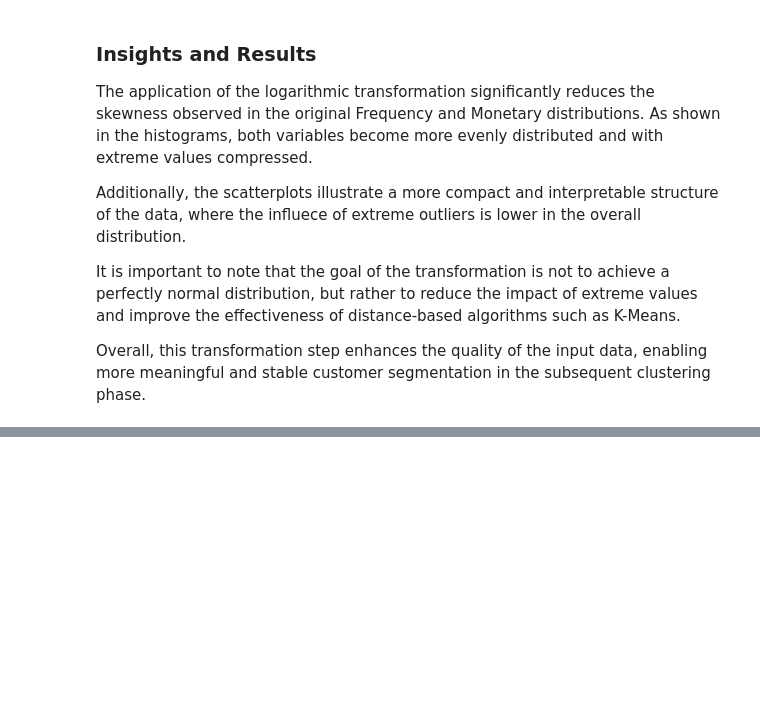
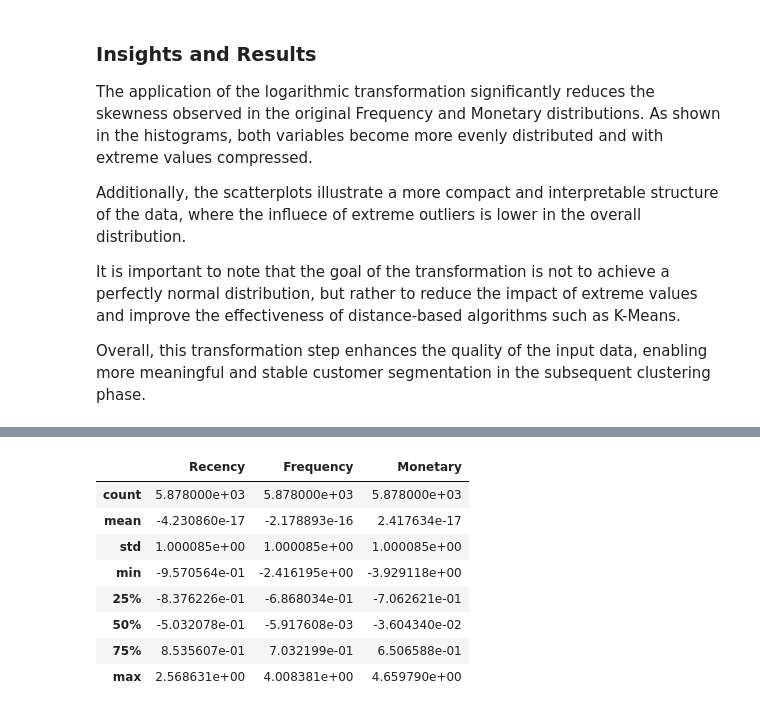
Before and after one commit to AmaKings9/online-retail-customer-analysis, a Jupyter notebook: notebooks/04_rfm_analysis.ipynb, the cells around one changed output, grey strips where cells are left out. Saved outputs shown, nothing was run; the diff lists cells and outputs as text; code cells hidden in the pictures; blank space fills up the shorter version.

```diff
--- a/notebooks/04_rfm_analysis.ipynb
+++ b/notebooks/04_rfm_analysis.ipynb
@@ -128,0 +154,12 @@ Overall, this transformation step enhances the quality of the input data, enabli
+# %%
+df_rfm_scaled.describe()
+# %% [output]
+|  | Recency | Frequency | Monetary |
+| count | 5.878000e+03 | 5.878000e+03 | 5.878000e+03 |
+| mean | -4.230860e-17 | -2.178893e-16 | 2.417634e-17 |
+| std | 1.000085e+00 | 1.000085e+00 | 1.000085e+00 |
+| min | -9.570564e-01 | -2.416195e+00 | -3.929118e+00 |
+| 25% | -8.376226e-01 | -6.868034e-01 | -7.062621e-01 |
+| 50% | -5.032078e-01 | -5.917608e-03 | -3.604340e-02 |
+| 75% | 8.535607e-01 | 7.032199e-01 | 6.506588e-01 |
+| max | 2.568631e+00 | 4.008381e+00 | 4.659790e+00 |
```
Also changed, not shown: parts of 6 cells of this notebook.
